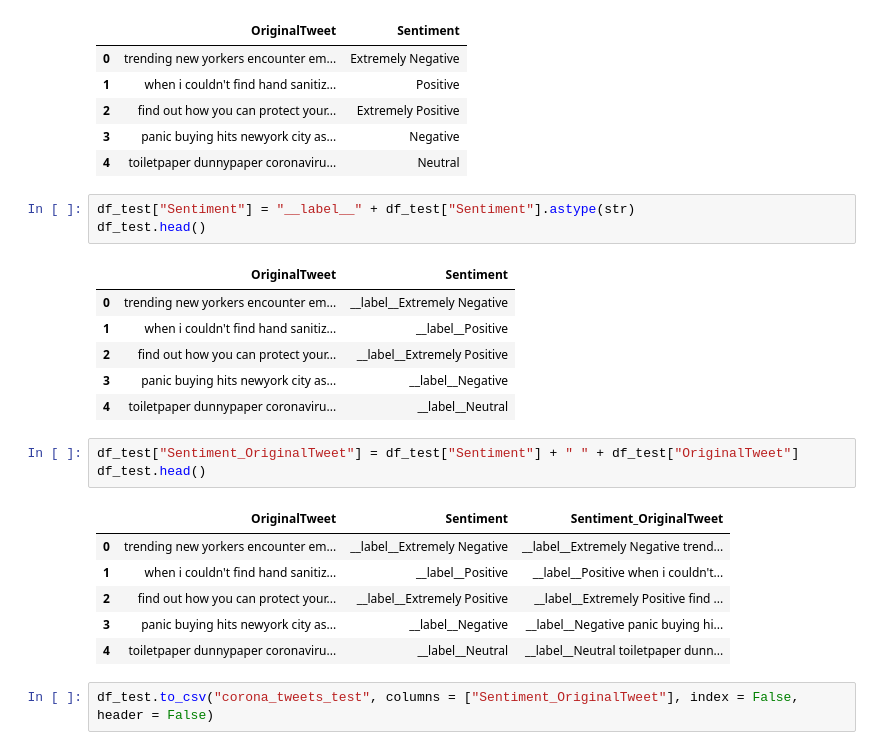
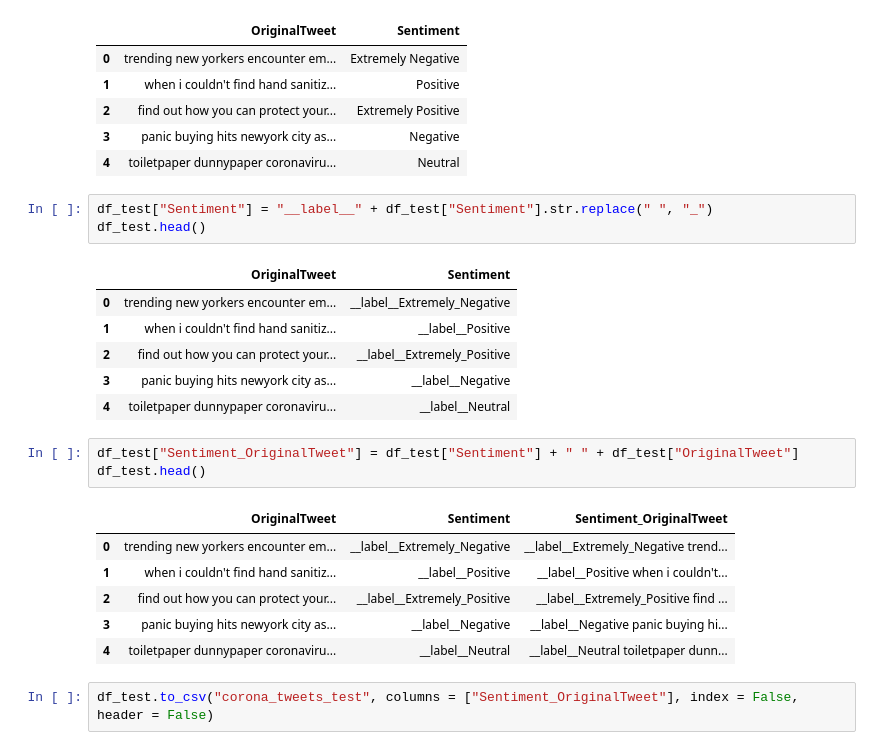
Before and after one commit to stefanusfelix/Coronavirus-Tweets-Text-Classification, a Jupyter notebook: corona_tweets_nlp.ipynb, the cells around one changed output. Cells and saved outputs as stored; diff of their text form.

```diff
--- a/corona_tweets_nlp.ipynb
+++ b/corona_tweets_nlp.ipynb
@@ -273,13 +273,13 @@ df_test.head()
 | 3 | panic buying hits newyork city as... | Negative |
 | 4 | toiletpaper dunnypaper coronaviru... | Neutral |
 # %%
-df_test["Sentiment"] = "__label__" + df_test["Sentiment"].astype(str)
+df_test["Sentiment"] = "__label__" + df_test["Sentiment"].str.replace(" ", "_")
 df_test.head()
 # %% [output]
 |  | OriginalTweet | Sentiment |
-| 0 | trending new yorkers encounter em... | __label__Extremely Negative |
+| 0 | trending new yorkers encounter em... | __label__Extremely_Negative |
 | 1 | when i couldn't find hand sanitiz... | __label__Positive |
-| 2 | find out how you can protect your... | __label__Extremely Positive |
+| 2 | find out how you can protect your... | __label__Extremely_Positive |
 | 3 | panic buying hits newyork city as... | __label__Negative |
 | 4 | toiletpaper dunnypaper coronaviru... | __label__Neutral |
 # %%
@@ -287,9 +287,9 @@ df_test["Sentiment_OriginalTweet"] = df_test["Sentiment"] + " " + df_test["Origi
 df_test.head()
 # %% [output]
 |  | OriginalTweet | Sentiment | Sentiment_OriginalTweet |
-| 0 | trending new yorkers encounter em... | __label__Extremely Negative | __label__Extremely Negative trend... |
+| 0 | trending new yorkers encounter em... | __label__Extremely_Negative | __label__Extremely_Negative trend... |
 | 1 | when i couldn't find hand sanitiz... | __label__Positive | __label__Positive when i couldn't... |
-| 2 | find out how you can protect your... | __label__Extremely Positive | __label__Extremely Positive find ... |
+| 2 | find out how you can protect your... | __label__Extremely_Positive | __label__Extremely_Positive find ... |
 | 3 | panic buying hits newyork city as... | __label__Negative | __label__Negative panic buying hi... |
 | 4 | toiletpaper dunnypaper coronaviru... | __label__Neutral | __label__Neutral toiletpaper dunn... |
 # %%
```
Also changed, not shown: parts of 7 cells of this notebook, 2 other files.
